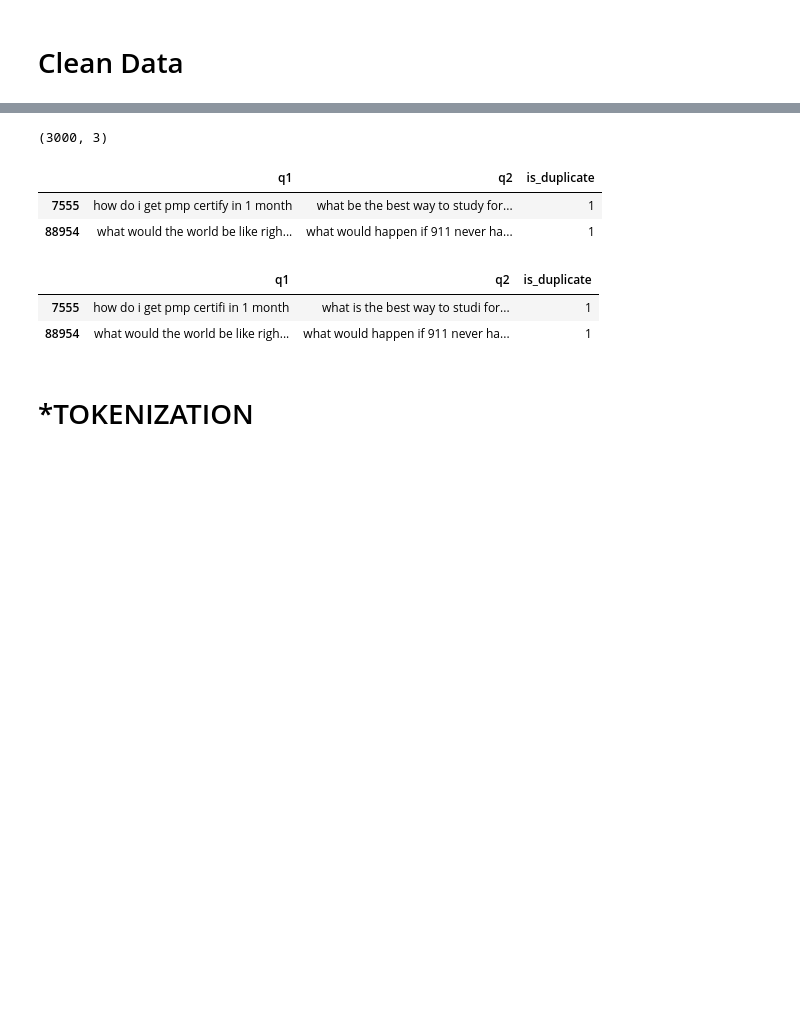
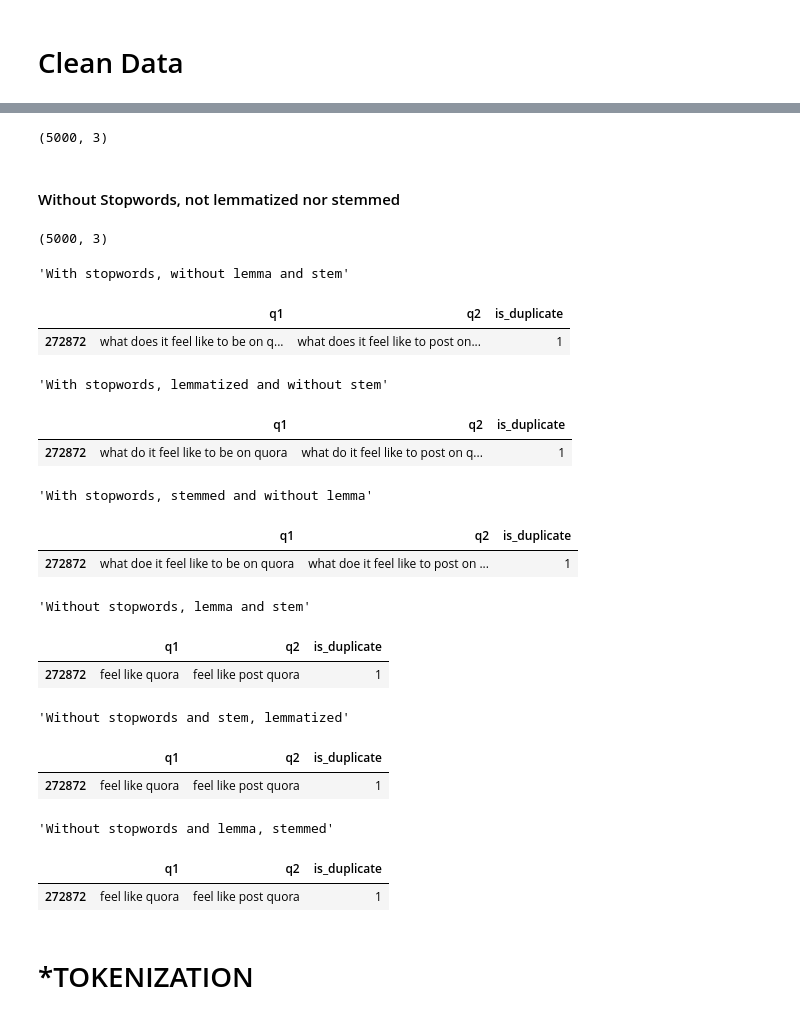
Before and after one commit to antopeza/Final-Project-Brainster, a Jupyter notebook: NEW_code_Doc2Vec.ipynb, the cells around one changed output, grey strips where cells are left out. Cells and saved outputs as stored; diff of their text form; code cells hidden in the pictures; blank space fills up the shorter version.

```diff
--- a/NEW_code_Doc2Vec.ipynb
+++ b/NEW_code_Doc2Vec.ipynb
@@ -206,0 +212,5 @@ df_lemma.shape
+# %%
+q1_sw, q2_sw = get_cleaned_senteces(df, stopwords = False, lemmatize = False, stem = False)
+assert len(q1_sw) == len(q2_sw)
+df_sw = to_df(q1_sw, q2_sw, df)
+df_sw.shape
@@ -207,24 +230,45 @@ df_lemma.shape
 # %%
-#Entire data
-# With stopwords stemmed, not lemmatized
-q1_clean, q2_clean = get_cleaned_senteces(df, stopwords = False, lemmatize = False, stem = True)
-assert len(q1_clean) == len(q2_clean)
-df_stem = to_df(q1_clean, q2_clean, df)
+q1_stem, q2_stem = get_cleaned_senteces(df, stopwords = True, lemmatize = False, stem = True)
+assert len(q1_stem) == len(q2_stem)
+df_stem = to_df(q1_stem, q2_stem, df)
 df_stem.shape
 # %% [output]
-(3000, 3)
+(5000, 3)
-# %%
-df_lemma.head(2)
-# %% [output]
-|  | q1 | q2 | is_duplicate |
-| 7555 | how do i get pmp certify in 1 month | what be the best way to study for... | 1 |
-| 88954 | what would the world be like righ... | what would happen if 911 never ha... | 1 |
-# %%
-df_stem.head(2)
-# %% [output]
-|  | q1 | q2 | is_duplicate |
-| 7555 | how do i get pmp certifi in 1 month | what is the best way to studi for... | 1 |
-| 88954 | what would the world be like righ... | what would happen if 911 never ha... | 1 |
+# %% [markdown]
+#### Without Stopwords, not lemmatized nor stemmed
+# %%
+q1_out, q2_out = get_cleaned_senteces(df, stopwords = True, lemmatize = False, stem = False)
+assert len(q1_out) == len(q2_out)
+df_out = to_df(q1_out, q2_out, df)
+df_out.shape
+# %% [output]
+(5000, 3)
+# %%
+display ('With stopwords, without lemma and stem', df_sw.iloc[[22]])
+display ('With stopwords, lemmatized and without stem', df_sw_lemma.iloc[[22]])
+display ('With stopwords, stemmed and without lemma', df_sw_stem.iloc[[22]])
+display ('Without stopwords, lemma and stem', df_out.iloc[[22]])
+display ('Without stopwords and stem, lemmatized', df_lemma.iloc[[22]])
+display ('Without stopwords and lemma, stemmed', df_stem.iloc[[22]])
+# %% [output]
+'With stopwords, without lemma and stem'
+|  | q1 | q2 | is_duplicate |
+| 272872 | what does it feel like to be on q... | what does it feel like to post on... | 1 |
+'With stopwords, lemmatized and without stem'
+|  | q1 | q2 | is_duplicate |
+| 272872 | what do it feel like to be on quora | what do it feel like to post on q... | 1 |
+'With stopwords, stemmed and without lemma'
+|  | q1 | q2 | is_duplicate |
+| 272872 | what doe it feel like to be on quora | what doe it feel like to post on ... | 1 |
+'Without stopwords, lemma and stem'
+|  | q1 | q2 | is_duplicate |
+| 272872 | feel like quora | feel like post quora | 1 |
+'Without stopwords and stem, lemmatized'
+|  | q1 | q2 | is_duplicate |
+| 272872 | feel like quora | feel like post quora | 1 |
+'Without stopwords and lemma, stemmed'
+|  | q1 | q2 | is_duplicate |
+| 272872 | feel like quora | feel like post quora | 1 |
 # %%
 # print('Value counts:\n', X_sw_train['is_duplicate'].value_counts())
 # print('\nPercent of labels value:\n', X_sw_train['is_duplicate'].value_counts()/X_sw_train['is_duplicate'].count()*100)
```
Also changed, not shown: parts of 58 cells of this notebook.
